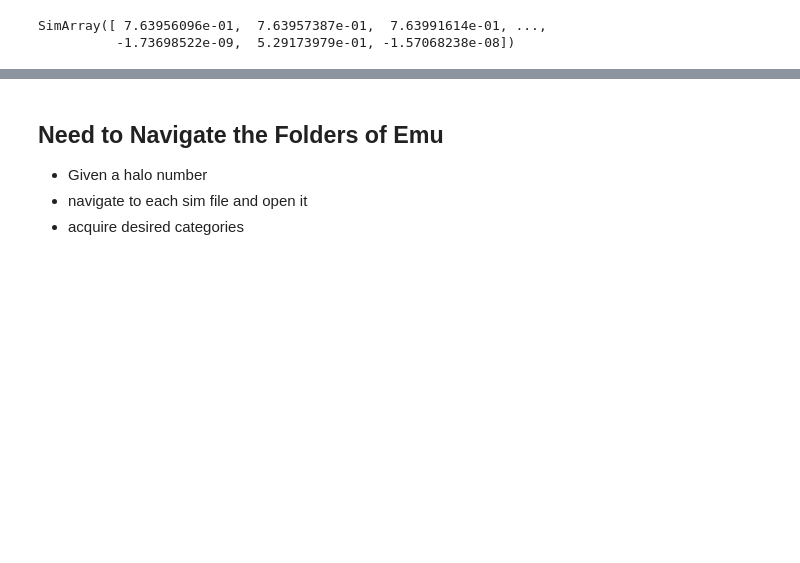
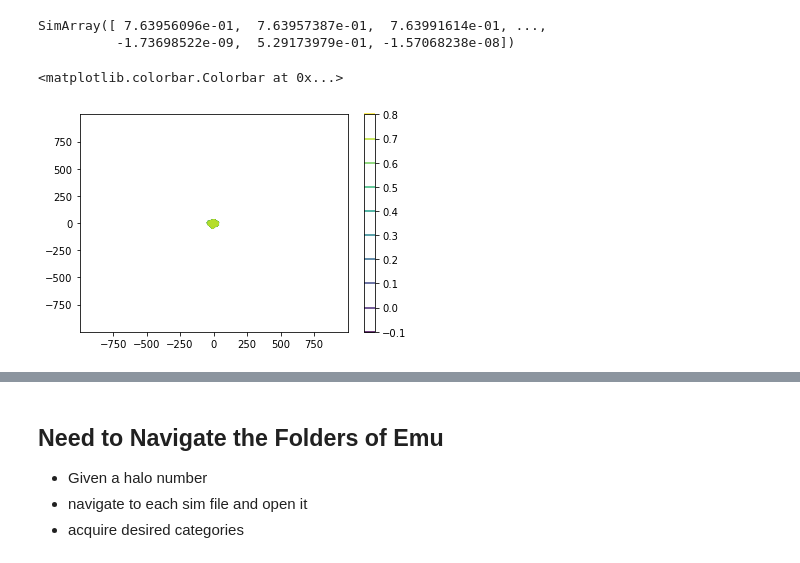
Before and after one commit to JosephWick/H1-merian, a Jupyter notebook: notebooks/BreathingQuantities.ipynb, the cells around one changed output, grey strips where cells are left out. Saved outputs shown, nothing was run; the diff lists cells and outputs as text; code cells hidden in the pictures; blank space fills up the shorter version.

```diff
--- a/notebooks/BreathingQuantities.ipynb
+++ b/notebooks/BreathingQuantities.ipynb
@@ -97,3 +99,31 @@ pynbody.snapshot.tipsy.HII(sCDM.g)
 # %% [output]
 SimArray([ 7.63956096e-01,  7.63957387e-01,  7.63991614e-01, ...,
           -1.73698522e-09,  5.29173979e-01, -1.57068238e-08])
+# %%
+# contour to find HII regions
+x = sCDM.g['pos'][:,0]
+y = sCDM.g['pos'][:,1]
+z = sCDM.g['pos'][:,2]
+
+poslim = 1000
+
+hii = sCDM.g['HII'][abs(x)<poslim]
+z = z[abs(x)<poslim]
+y = y[abs(x)<poslim]
+x = x[abs(x)<poslim]
+
+hii = hii[abs(y)<poslim]
+z = z[abs(y)<poslim]
+x = x[abs(y)<poslim]
+y = y[abs(y)<poslim]
+
+hii = hii[abs(z)<poslim]
+x = x[abs(z)<poslim]
+y = y[abs(z)<poslim]
+z = z[abs(z)<poslim]
+
+trc = plt.tricontour(x,y,hii)
+plt.colorbar()
+# %% [output]
+<matplotlib.colorbar.Colorbar at 0x...>
+[figure, added]
```
Also changed, not shown: parts of 6 cells of this notebook, 3 other files.
